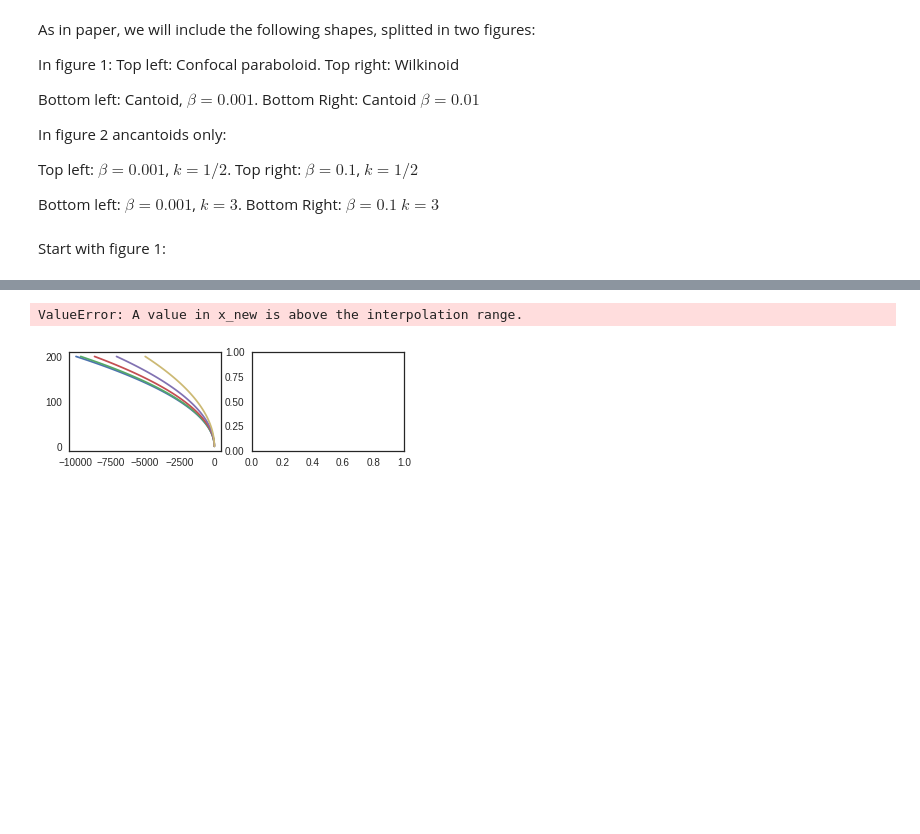
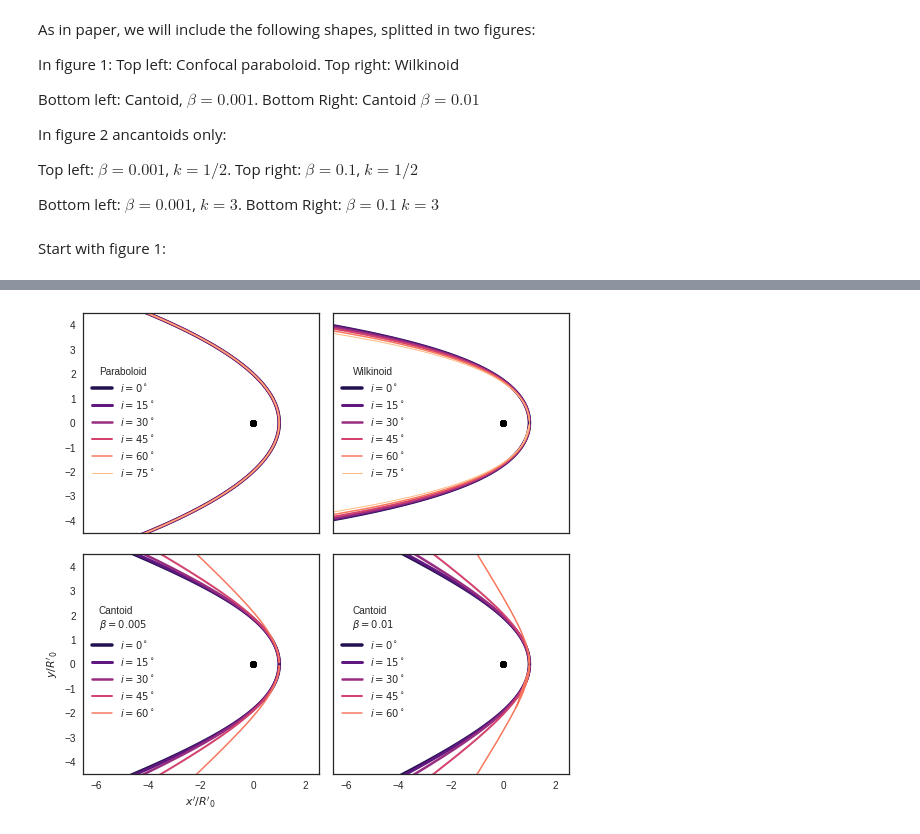
Before and after one commit to Lxndrs/Thesis, a Jupyter notebook: Picture Maker II.ipynb, the cells around one changed output, grey strips where cells are left out. Saved outputs shown, nothing was run; the diff lists cells and outputs as text; code cells hidden in the pictures; blank space fills up the shorter version.

Commit message:
Include apparent shape figure for cantoids, wilkinoids and confocal paraboloid

```diff
--- a/Picture Maker II.ipynb
+++ b/Picture Maker II.ipynb
@@ -39,8 +39,8 @@ def complete_shape(r, t):
     t_com, r_com = zip(*sorted(zip(t_com, r_com)))
     t_com = np.asarray(t_com)
     r_com = np.asarray(r_com)
-    mask = np.isfinite(r_com) & np.isfinite(t_com)
-    return t_com[mask], r_com[mask]
+#    mask = np.isfinite(r_com) & np.isfinite(t_com)
+    return t_com, r_com
 # %%
 def wilkinoid(t):
     """
@@ -657,4 +657,17 @@ def par_proj_shape(t, i, Pi=2.0):
     """
     xt = np.cos(i)*(1 + 0.5*Pi*np.tan(i)**2-0.5*Pi*(t**2-np.tan(i)**2))
     yt = Pi*np.sqrt(t**2-np.tan(i)**2)
-    return(xt, yt)
+    R0p = np.cos(i)*(1+0.5*Pi*np.tan(i)**2)
+    return(xt/R0p, yt/R0p)
+# %%
+R_int = interp1d(theta, Rw)
+step = np.radians(1.0)
+thinf = np.pi
+f_int_t0 = interp1d(theta, f_proj_t0(theta, ww, 60.0))
+#t0 = 0.0
+t0 = brentq(f_int_t0, step, thinf-step)
+theta_proj = theta[theta>=t0]
+tp, rp = proj_shape(R_int(theta_proj), theta_proj, np.radians(60.0), cartesian=False)
+Tp, Rp = complete_shape(rp, tp)
+xt, yt = Rp*np.cos(Tp), Rp*np.sin(Tp)
+plt.plot(xt, yt)
@@ -661,38 +677,58 @@ def par_proj_shape(t, i, Pi=2.0):
 # %%
-b_proj = ["paraboloid", "wilkinoid", 1e-3, 1e-2]
-inclination = np.array([0, 15, 30, 45, 60, 75])
+b_proj = ["paraboloid", "wilkinoid", 5e-3, 1e-2]
+inc = np.array([0, 15, 30, 45, 60, 75])
+color_scale = sns.color_palette("magma", n_colors=len(inc))
+lw_scale = [3.5, 3, 2.5, 2, 1.5, 1]
 f= plt.figure()
 for n, b in enumerate(b_proj):
-    ax = f.add_subplot(2, 2, n+1)
-    imax  = np.radians(75.0)
+    ax = f.add_subplot(2, 2, n+1, adjustable="box")
+    imax = np.radians(75.0)
     if b is not "paraboloid": # R(theta) for non paraboloid bow shocks normalized with R0
         if b=="wilkinoid":
             R = wilkinoid(theta)
             thinf=np.pi
+            title = "Wilkinoid"
         else:
             cantoid = Shell(beta=b, innertype="isotropic")
             R = cantoid.radius(theta)
             thinf = fsolve(_finfCRW, np.radians(91.0), args=(b))
-            R0 = R[0]
-            R = R/R0
+            title = "Cantoid\n" + r"$\beta={}$".format(b)
         w = np.gradient(np.log(R))/np.gradient(theta)
         R_int = interp1d(theta, R)
         imax = thinf - 0.5*np.pi
         step = np.radians(1.0) # 1 degree is good to make the brentq method work for all beta values
-    for i in inclination[inclination < np.degrees(imax)]:
-        f_int_t0 = interp1d(theta, f_proj_t0(theta, w, i))
-        if i == 0.0:
-            t0 = 0.0
+    for i, c, lw in zip(inc[inc<=np.degrees(imax)], color_scale, lw_scale):
+        if b =="paraboloid":
+            xp, yp = par_proj_shape(np.linspace(np.tan(np.radians(i)), 10, 500), np.radians(i))
+            tp, rp = complete_shape(np.hypot(xp, yp), np.arctan2(yp, xp))
+            xt, yt = rp*np.cos(tp), rp*np.sin(tp)
+            title="Paraboloid"
         else:
-            t0 = brentq(f_int_t0, step, thinf-step)
-        theta_proj = np.linspace(t0, thinf, 500) # make a new array for theta where tthe tangent line exists
-        if b =="paraboloid":
-            xt, yt = par_proj_shape(np.linspace(np.tan(np.radians(i)), 100), np.radians(i))
-        else:
+            f_int_t0 = interp1d(theta, f_proj_t0(theta, w, i))
+            if i == 0.0:
+                t0 = 0.0
+            else:
+                t0 = brentq(f_int_t0, step, thinf-step)
+            R0p = R_int(t0)*np.cos(t0-np.radians(i))
+            theta_proj = np.linspace(t0, thinf-step, 500) # use elements from theta where the tangent line exists
             tp, rp = proj_shape(R_int(theta_proj), theta_proj, np.radians(i), cartesian=False)
+            xt, yt = xt/R0p, yt/R0p
             Tp, Rp = complete_shape(rp, tp) #First compute projected shape, then draw complete shape
-            xt, yt = Rp*np.cos(Tp), Rp*np.sin(Tp)
-        ax.plot(xt, yt)
+            xt, yt = Rp*np.cos(Tp)/R0p, Rp*np.sin(Tp)/R0p
+        ax.plot(xt, yt, c=c, label=r"$i={}^\circ$".format(i), lw=lw)
+        ax.plot(0, 0, "ok")
+        ax.legend(title=title, loc="center left")
+        ax.set_xlim(-6.5, 2.5)
+        ax.set_ylim(-4.5, 4.5)
+    if n < 2:
+        ax.set_xticks([])
+    if n==1 or n==3:
+        ax.set_yticks([])
+    if n==2:
+        ax.set_xlabel(r"$x'/R'_0$")
+        ax.set_ylabel(r"$y/R'_0$")
+f.tight_layout()
+f.set_size_inches(8, 8)
+f.savefig("./Figures/cantoid-apparent-shape.pdf")
 # %% [output]
-ValueError: A value in x_new is above the interpolation range.
-[figure, old version]
+[figure, new version]
```
Also changed, not shown: parts of 2 cells of this notebook, 9 other files.
